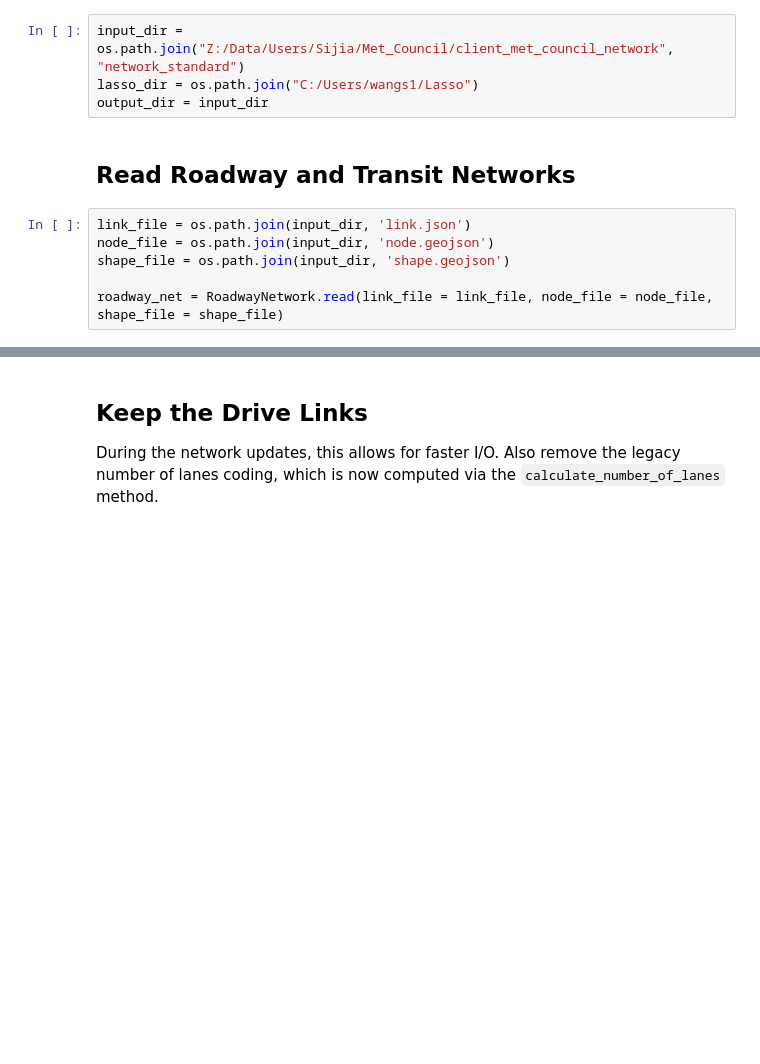
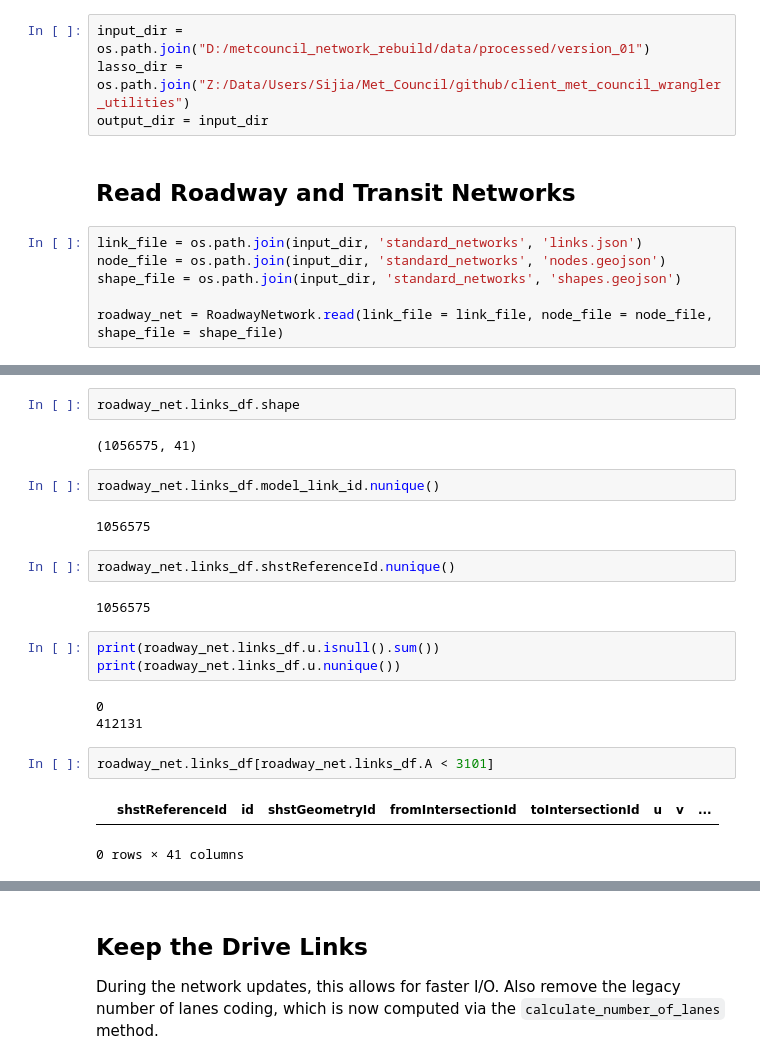
Before and after one commit to wsp-sag/client_met_council_network, a Jupyter notebook: notebooks/01-attribute-and-pickle-network.ipynb, the cells around one changed output, grey strips where cells are left out. Saved outputs shown, nothing was run; the diff lists cells and outputs as text; blank space fills up the shorter version.

```diff
--- a/notebooks/01-attribute-and-pickle-network.ipynb
+++ b/notebooks/01-attribute-and-pickle-network.ipynb
@@ -24,15 +24,15 @@ logger.setLevel(logging.INFO)
 # %% [markdown]
 ## Remote I/O
 # %%
-input_dir = os.path.join("Z:/Data/Users/Sijia/Met_Council/client_met_council_network", "network_standard")
-lasso_dir = os.path.join("C:/Users/wangs1/Lasso")
+input_dir = os.path.join("D:/metcouncil_network_rebuild/data/processed/version_01")
+lasso_dir = os.path.join("Z:/Data/Users/Sijia/Met_Council/github/client_met_council_wrangler_utilities")
 output_dir = input_dir
 # %% [markdown]
 ## Read Roadway and Transit Networks
 # %%
-link_file = os.path.join(input_dir, 'link.json')
-node_file = os.path.join(input_dir, 'node.geojson')
-shape_file = os.path.join(input_dir, 'shape.geojson')
+link_file = os.path.join(input_dir, 'standard_networks', 'links.json')
+node_file = os.path.join(input_dir, 'standard_networks', 'nodes.geojson')
+shape_file = os.path.join(input_dir, 'standard_networks', 'shapes.geojson')
 
 roadway_net = RoadwayNetwork.read(link_file = link_file, node_file = node_file, shape_file = shape_file)
 # %% [output]
@@ -52,0 +53,23 @@ roadway_net = RoadwayNetwork.read(link_file = link_file, node_file = node_file,
+# %%
+roadway_net.links_df.shape
+# %% [output]
+(1056575, 41)
+# %%
+roadway_net.links_df.model_link_id.nunique()
+# %% [output]
+1056575
+# %%
+roadway_net.links_df.shstReferenceId.nunique()
+# %% [output]
+1056575
+# %%
+print(roadway_net.links_df.u.isnull().sum())
+print(roadway_net.links_df.u.nunique())
+# %% [output]
+0
+412131
+# %%
+roadway_net.links_df[roadway_net.links_df.A < 3101]
+# %% [output]
+|  | shstReferenceId | id | shstGeometryId | fromIntersectionId | toIntersectionId | u | v | ... |
+0 rows × 41 columns
```
Also changed, not shown: parts of 22 cells of this notebook, 7 other files.
